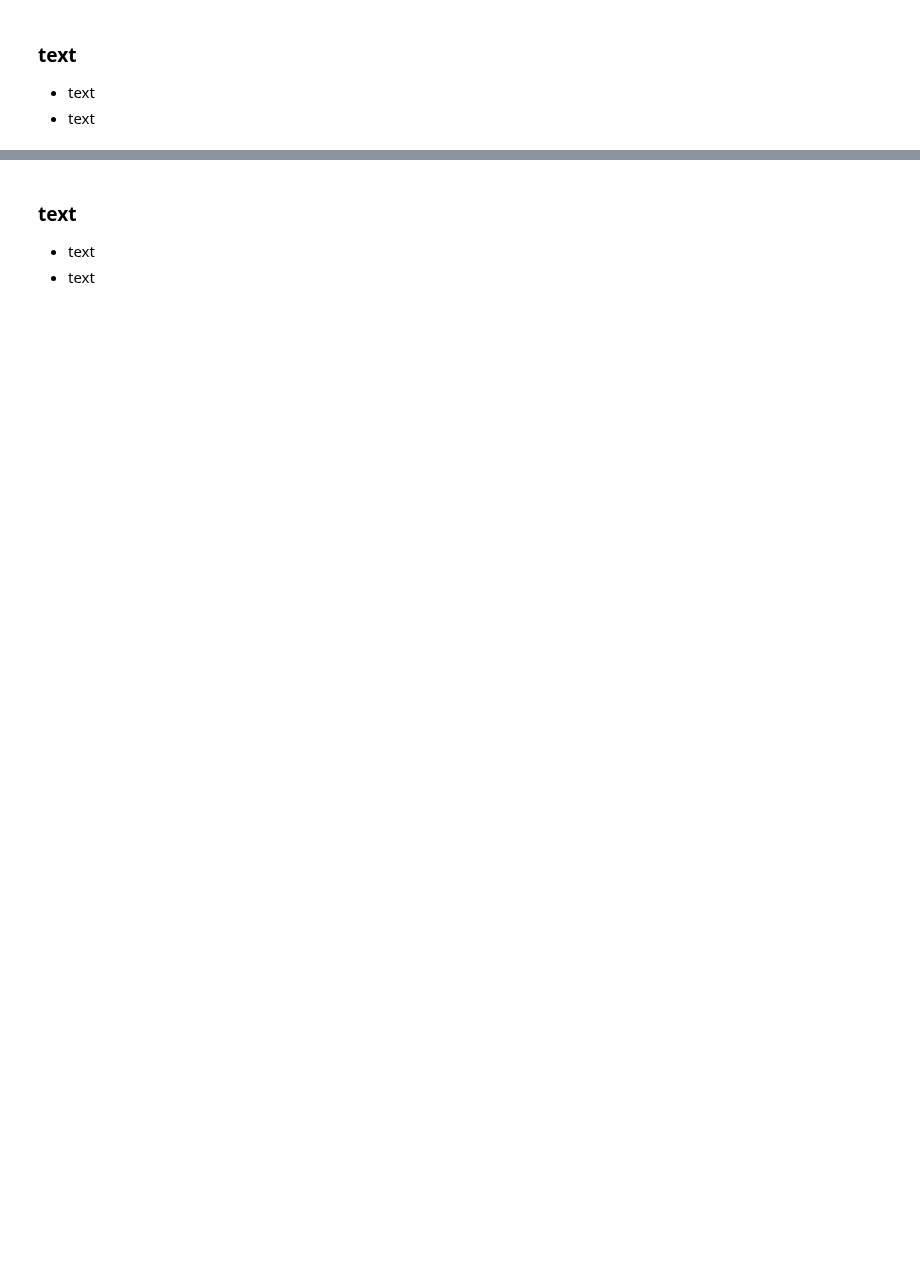
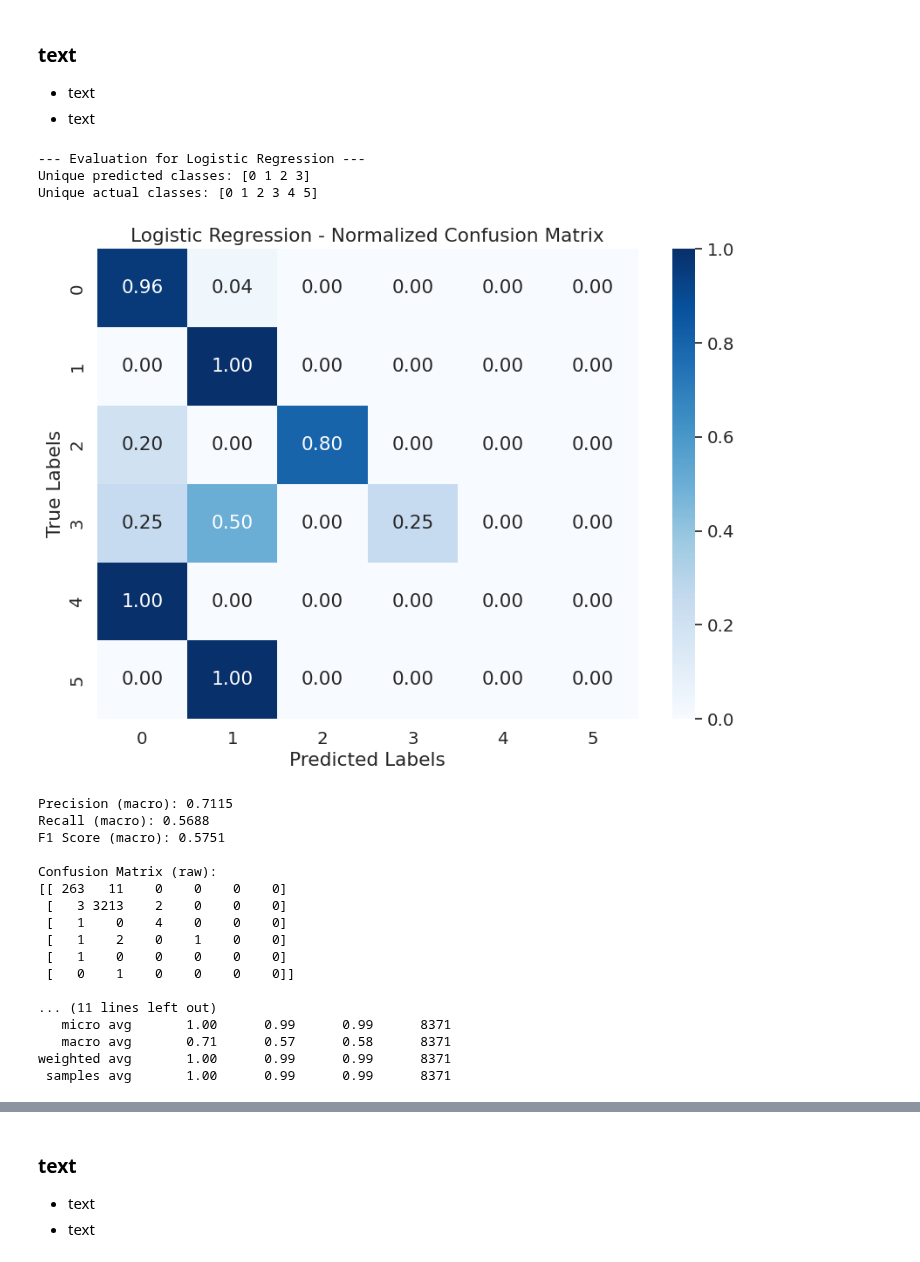
Before and after one commit to Botti01/SSH-Shell-Attacks, a Jupyter notebook: notebooks/section2_supervised_learning_classification.ipynb, the cells around one changed output, grey strips where cells are left out. Drawn from its saved outputs; the diff is of its cells as text; code cells hidden in the pictures; blank space fills up the shorter version.

```diff
--- a/notebooks/section2_supervised_learning_classification.ipynb
+++ b/notebooks/section2_supervised_learning_classification.ipynb
@@ -578,3 +580,68 @@ Fitting 3 folds for each of 54 candidates, totalling 162 fits
 
 - text
 - text
+# %%
+def evaluate_model(model, X_test, y_test, model_name):
+    """
+    Valuta un modello su un set di test, gestisce i warning e visualizza le metriche.
+    """
+    print(f"\n--- Evaluation for {model_name} ---")
+
+    # Conversione di y_test in array NumPy se è un DataFrame
+    if isinstance(y_test, pd.DataFrame):
+        y_test = y_test.values
+
+    # Predizioni
+    y_pred = model.predict(X_test)
+
+    # Controllo delle classi predette e reali
+    print("Unique predicted classes:", np.unique(y_pred.argmax(axis=1)))
+    print("Unique actual classes:", np.unique(y_test.argmax(axis=1)))
+
+    # Matrice di confusione normalizzata
+    cm = confusion_matrix(y_test.argmax(axis=1), y_pred.argmax(axis=1), normalize='true')
+    plt.figure(figsize=(10, 7))
+    sns.heatmap(cm, annot=True, cmap="Blues", fmt=".2f")
+    plt.title(f"{model_name} - Normalized Confusion Matrix")
+    plt.xlabel("Predicted Labels")
+    plt.ylabel("True Labels")
+    plt.show()
+
+    # Metriche di valutazione
+    precision = precision_score(y_test, y_pred, average='macro', zero_division=0)
+    recall = recall_score(y_test, y_pred, average='macro', zero_division=0)
+    f1 = f1_score(y_test, y_pred, average='macro', zero_division=0)
+
+    print(f"Precision (macro): {precision:.4f}")
+    print(f"Recall (macro): {recall:.4f}")
+    print(f"F1 Score (macro): {f1:.4f}\n")
+
+    print("Confusion Matrix (raw):")
+    print(confusion_matrix(y_test.argmax(axis=1), y_pred.argmax(axis=1)))
+    print("\nClassification Report (per class):")
+    print(classification_report(y_test, y_pred, zero_division=0))
+# %%
+# Valutazione dei modelli ottimizzati
+evaluate_model(best_logreg_model, X_test_tfidf, y_test_binary, "Logistic Regression")
+# %% [output]
+--- Evaluation for Logistic Regression ---
+Unique predicted classes: [0 1 2 3]
+Unique actual classes: [0 1 2 3 4 5]
+[figure, added]
+Precision (macro): 0.7115
+Recall (macro): 0.5688
+F1 Score (macro): 0.5751
+
+Confusion Matrix (raw):
+[[ 263   11    0    0    0    0]
+ [   3 3213    2    0    0    0]
+ [   1    0    4    0    0    0]
+ [   1    2    0    1    0    0]
+ [   1    0    0    0    0    0]
+ [   0    1    0    0    0    0]]
+
+... (11 lines left out)
+   micro avg       1.00      0.99      0.99      8371
+   macro avg       0.71      0.57      0.58      8371
+weighted avg       1.00      0.99      0.99      8371
+ samples avg       1.00      0.99      0.99      8371
```
Also changed, not shown: parts of 13 cells of this notebook.
